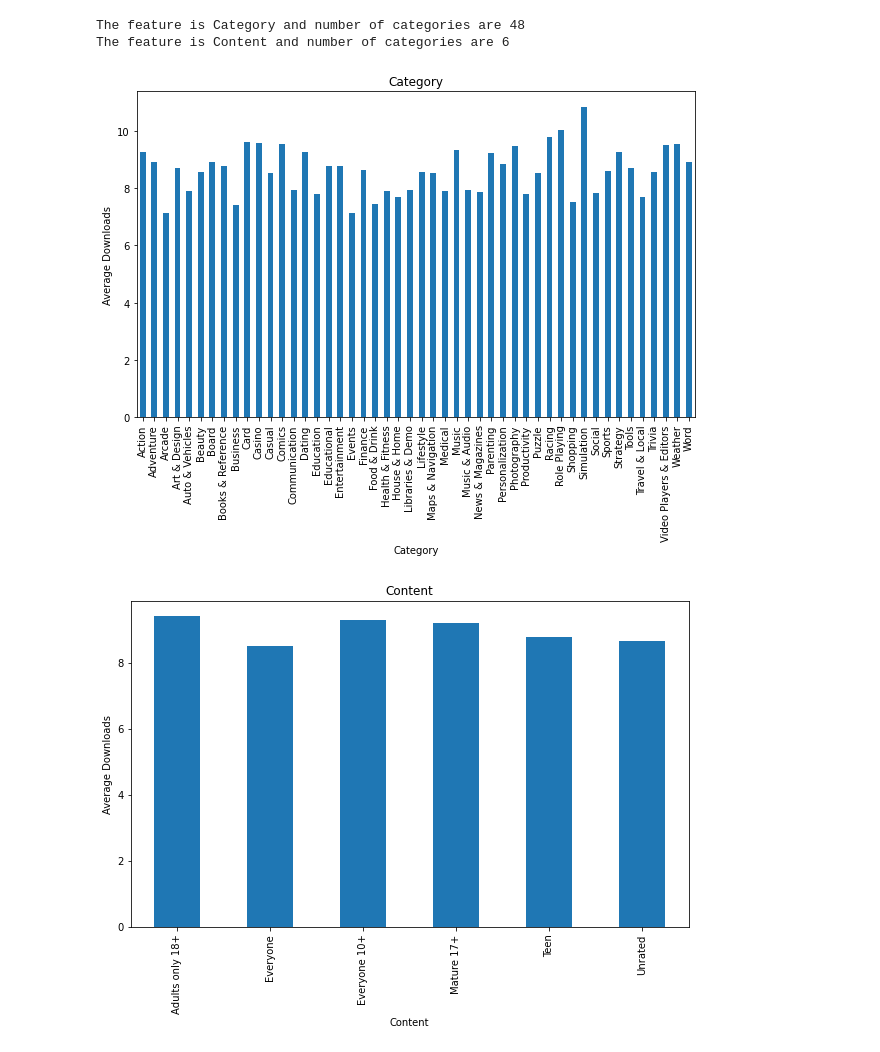
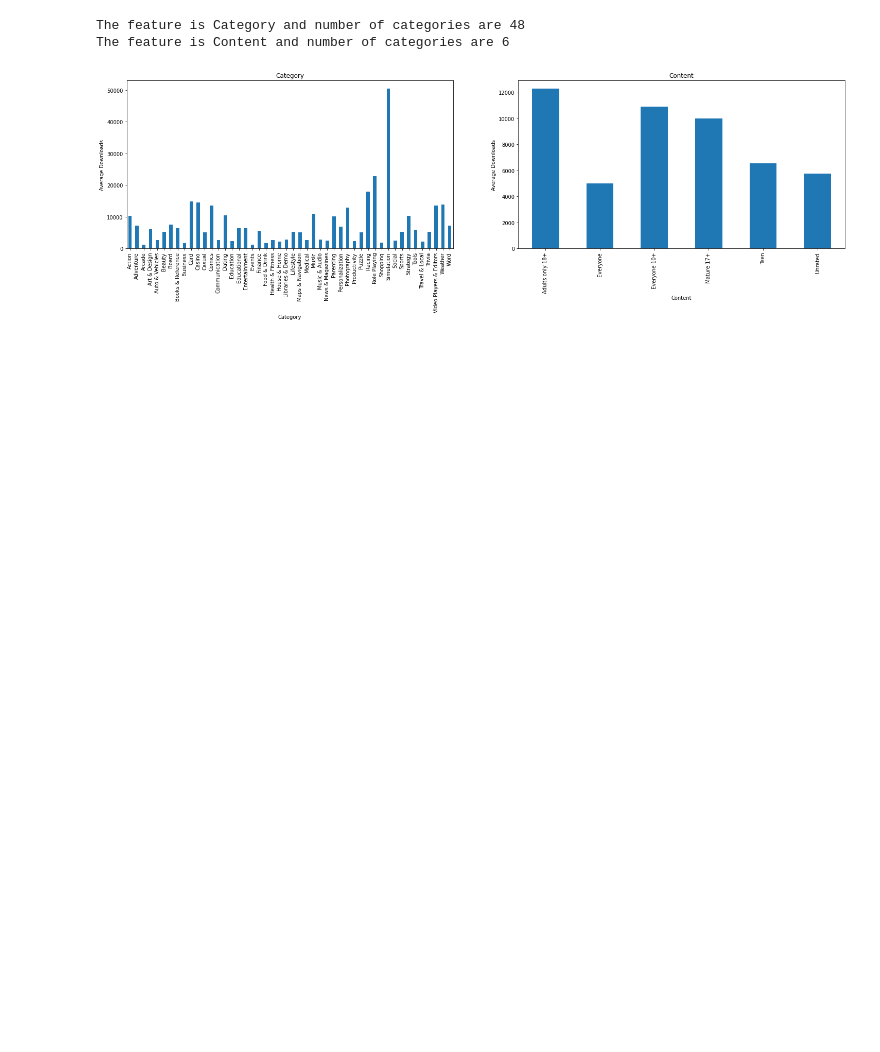
Before and after one commit to Nithish1201/Success_prediction_of_app, a Jupyter notebook: EDA.ipynb, the cells around one changed output. Drawn from its saved outputs; the diff is of its cells as text; code cells hidden in the pictures; blank space fills up the shorter version.

```diff
--- a/EDA.ipynb
+++ b/EDA.ipynb
@@ -105,2 +85,3 @@ data["Rating_Sum"] = data['Rating_Sum'].astype(int)
 # %%
-data["Average_Downloads"] = data['Average_Downloads'].astype(int)
+data["Average_Downloads"] = data['Average_Downloads'].apply(np.int64)
+data.head()
@@ -137,7 +136,0 @@ for feature in ['Released_Before','Updated_Before']:
-# %%
-for feature in discreate_feature:
-    data.groupby(feature)['Average_Downloads'].median().plot.bar()
-    plt.xlabel(feature)
-    plt.ylabel('Average Downloads')
-    plt.title(feature)
-    plt.show()
@@ -146,7 +136,0 @@ for feature in discreate_feature:
-# %%
-for feature in continuous_feature:
-    data[feature].hist(bins=25)
-    plt.xlabel(feature)
-    plt.ylabel("Count")
-    plt.title(feature)
-    plt.show()
@@ -160,7 +136,0 @@ for feature in continuous_feature:
-# %%
-for feature in continuous_feature:
-    data[feature]=np.log(data[feature])
-    data.boxplot(column=feature)
-    plt.ylabel(feature)
-    plt.title(feature)
-    plt.show()
@@ -178,13 +141,16 @@ for feature in categorical_features:
 The feature is Category and number of categories are 48
 The feature is Content and number of categories are 6
 # %%
-for feature in categorical_features:
-    plt.figure(figsize=(10,6))
-    data.groupby(feature)['Average_Downloads'].median().plot.bar()
-    plt.xlabel(feature)
-    plt.ylabel('Average Downloads')
-    plt.title(feature)
-    plt.show()
+fig = plt.figure(figsize=(25,6))
+
+for feature,i in zip(categorical_features, range(1,7)):
+    ax = fig.add_subplot(1,2,i)
+    dataset = data.copy()
+    dataset.groupby(feature)['Average_Downloads'].median().plot.bar()
+    ax.set_xlabel(feature)
+    ax.set_ylabel("Average Downloads")
+    ax.set_title(feature)
+
+plt.show()
 # %% [output]
-[figure, old version]
+[figure, new version]
-[figure, removed]
```
Also changed, not shown: parts of 22 cells of this notebook.
